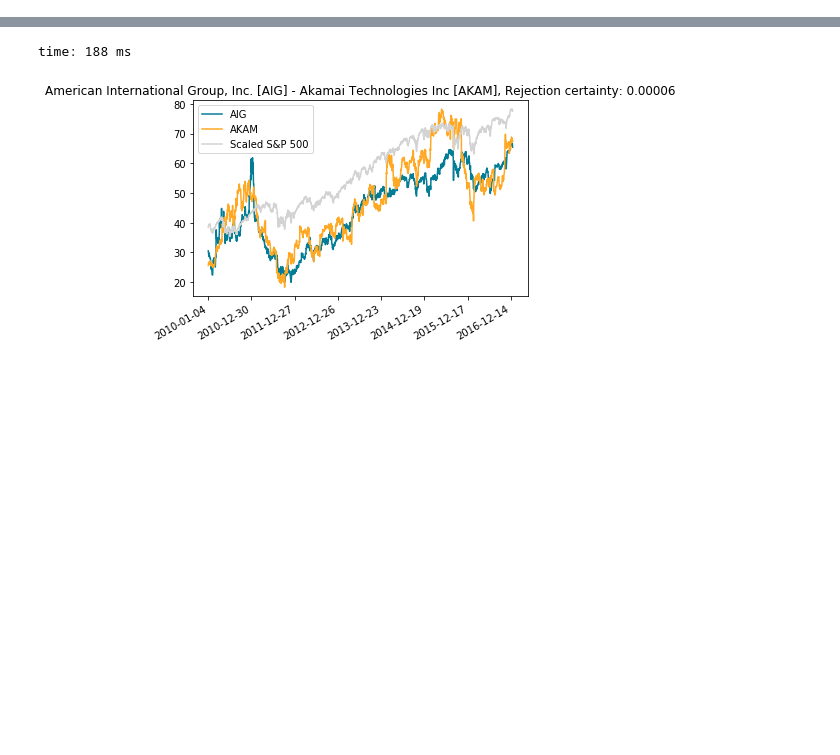
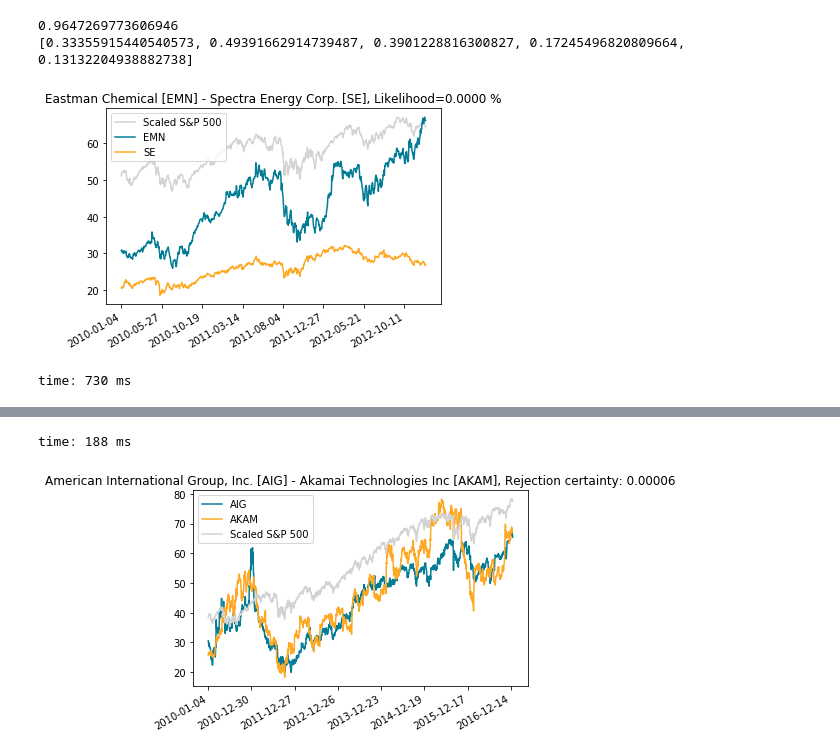
Before and after one commit to Chaoste/nlp-stocks, a Jupyter notebook: research/11.1-Granger-Caus.ipynb, the cells around one changed output, grey strips where cells are left out. Drawn from its saved outputs; the diff is of its cells as text; code cells hidden in the pictures; blank space fills up the shorter version.

```diff
--- a/research/11.0-Apply-Statistics.ipynb
+++ b/research/11.1-Granger-Caus.ipynb
@@ -47,0 +57,8 @@ time: 1min 23s
+# %%
+inspect_pair(['EMN', 'SE'], 0)
+print(get_p_values('EMN', 'SE', maxlag=5))
+# %% [output]
+0.9647269773606946
+[0.33355915440540573, 0.49391662914739487, 0.3901228816300827, 0.17245496820809664, 0.13132204938882738]
+[figure, added]
+time: 730 ms
```
Also changed, not shown: parts of 13 cells of this notebook, 3 other files.
